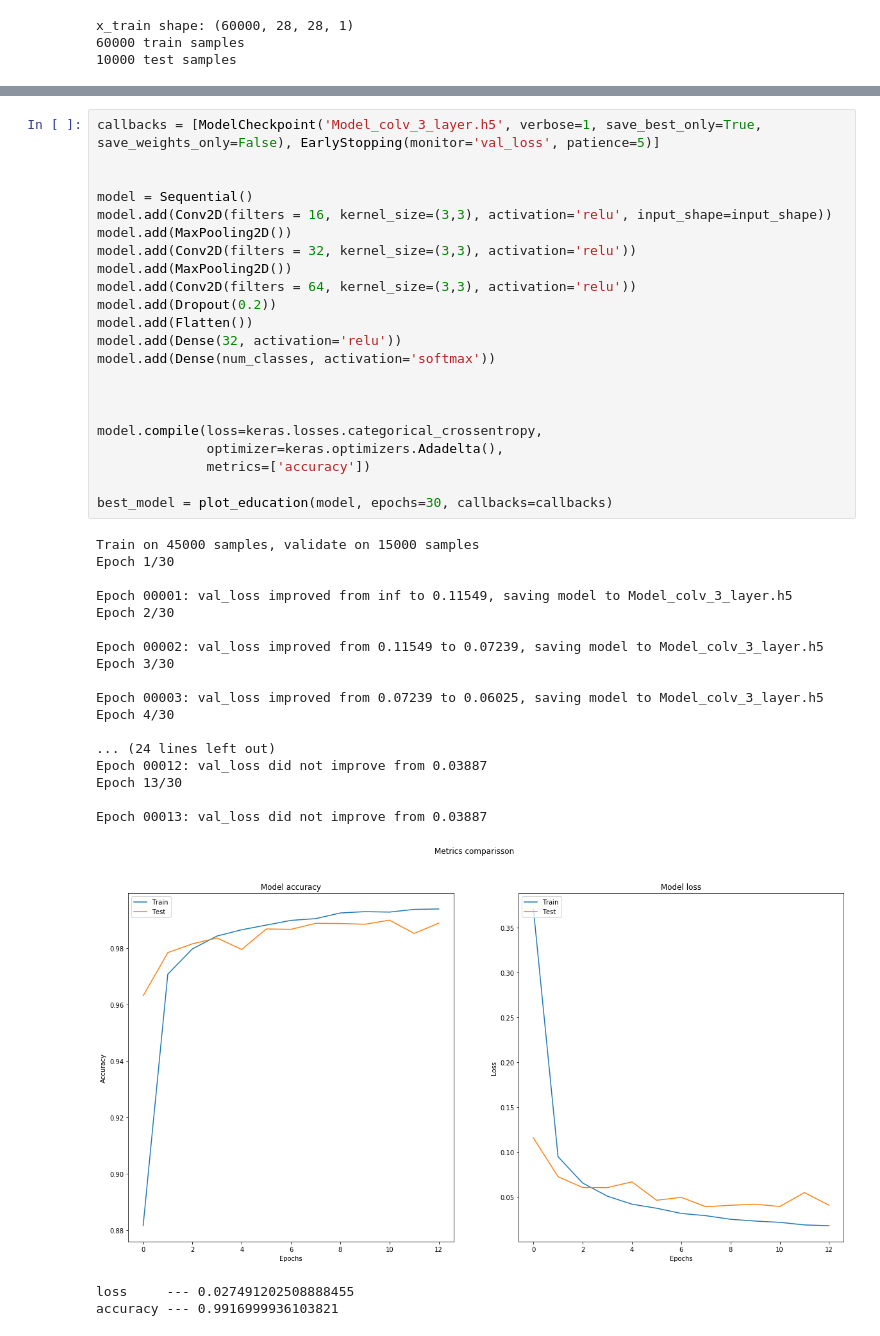
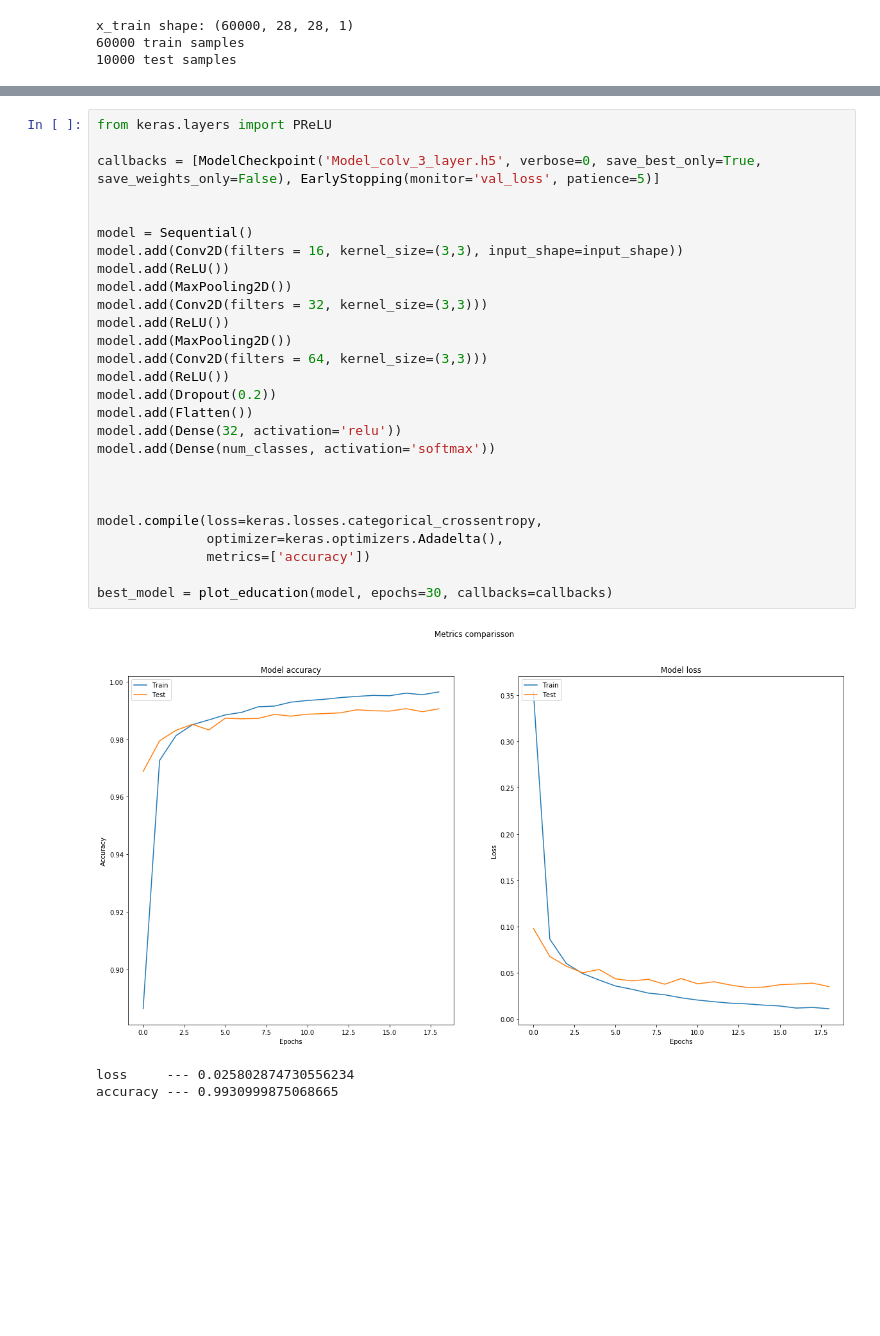
Before and after one commit to seva1232/msu_introduction_to_ml, a Jupyter notebook: NN comparison.ipynb, the cells around one changed output, grey strips where cells are left out. Drawn from its saved outputs; the diff is of its cells as text; blank space fills up the shorter version.

```diff
--- a/NN comparison.ipynb
+++ b/NN comparison.ipynb
@@ -156,43 +128,31 @@ accuracy --- 0.984499990940094
 # %%
-callbacks = [ModelCheckpoint('Model_colv_3_layer.h5', verbose=1, save_best_only=True, save_weights_only=False), EarlyStopping(monitor='val_loss', patience=5)]
+from keras.layers import PReLU
+
+callbacks = [ModelCheckpoint('Model_colv_3_layer.h5', verbose=0, save_best_only=True, save_weights_only=False), EarlyStopping(monitor='val_loss', patience=5)]
 
 
 model = Sequential()
-model.add(Conv2D(filters = 16, kernel_size=(3,3), activation='relu', input_shape=input_shape))
+model.add(Conv2D(filters = 16, kernel_size=(3,3), input_shape=input_shape))
+model.add(ReLU())
 model.add(MaxPooling2D())
-model.add(Conv2D(filters = 32, kernel_size=(3,3), activation='relu'))
+model.add(Conv2D(filters = 32, kernel_size=(3,3)))
+model.add(ReLU())
 model.add(MaxPooling2D())
-model.add(Conv2D(filters = 64, kernel_size=(3,3), activation='relu'))
+model.add(Conv2D(filters = 64, kernel_size=(3,3)))
+model.add(ReLU())
 model.add(Dropout(0.2))
 model.add(Flatten())
 model.add(Dense(32, activation='relu'))
 model.add(Dense(num_classes, activation='softmax'))
 
 
 
 model.compile(loss=keras.losses.categorical_crossentropy,
               optimizer=keras.optimizers.Adadelta(),
               metrics=['accuracy'])
 
 best_model = plot_education(model, epochs=30, callbacks=callbacks)
 # %% [output]
+[figure, new version]
-Train on 45000 samples, validate on 15000 samples
-Epoch 1/30
-
-Epoch 00001: val_loss improved from inf to 0.11549, saving model to Model_colv_3_layer.h5
-Epoch 2/30
-
-Epoch 00002: val_loss improved from 0.11549 to 0.07239, saving model to Model_colv_3_layer.h5
-Epoch 3/30
-
-Epoch 00003: val_loss improved from 0.07239 to 0.06025, saving model to Model_colv_3_layer.h5
-Epoch 4/30
-
-... (24 lines left out)
-Epoch 00012: val_loss did not improve from 0.03887
-Epoch 13/30
-
-Epoch 00013: val_loss did not improve from 0.03887
+loss     --- 0.025802874730556234
+accuracy --- 0.9930999875068665
-[figure, old version]
-loss     --- 0.027491202508888455
-accuracy --- 0.9916999936103821
```
Also changed, not shown: parts of 12 cells of this notebook.
